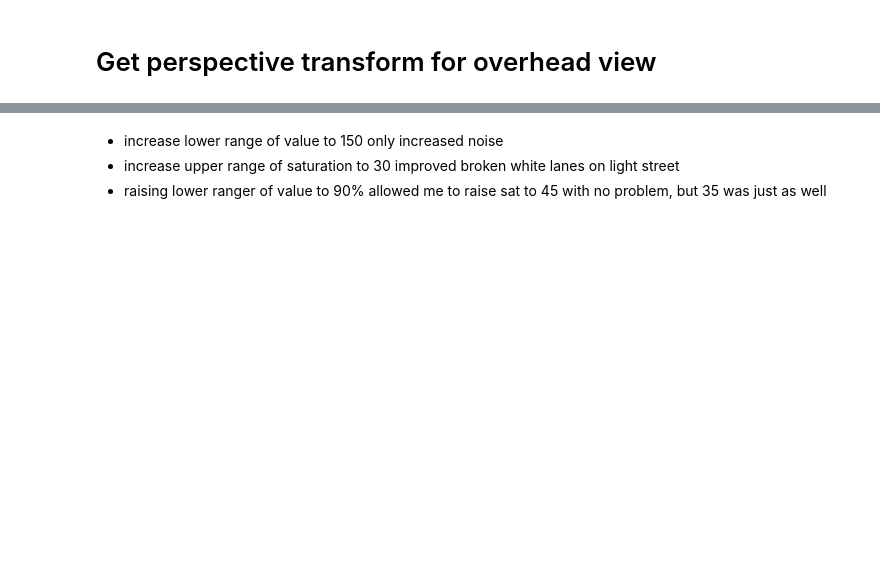
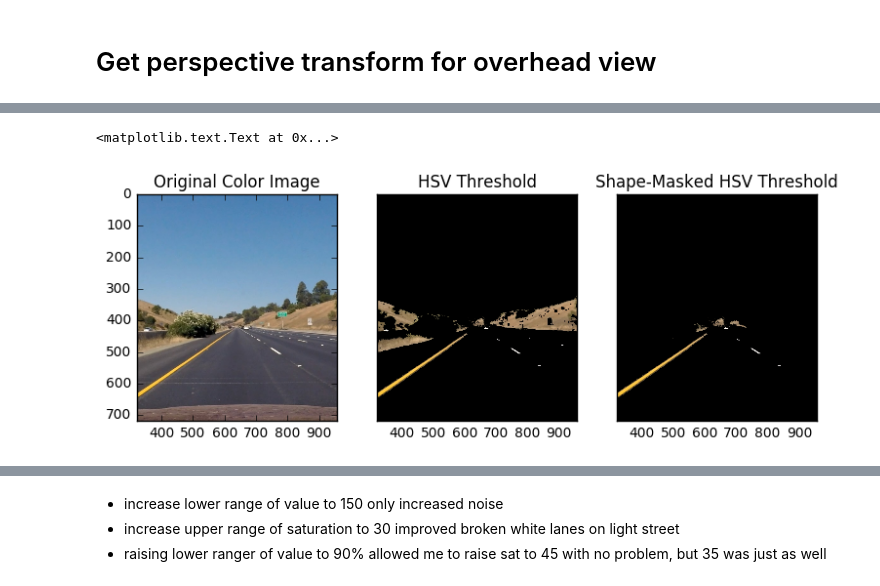
Before and after one commit to brummell/AdvancedLaneFinding, a Jupyter notebook: AdvancedLaneFinding.ipynb, the cells around one changed output, grey strips where cells are left out. Cells and saved outputs as stored; diff of their text form; code cells hidden in the pictures; blank space fills up the shorter version.

```diff
--- a/AdvancedLaneFinding.ipynb
+++ b/AdvancedLaneFinding.ipynb
@@ -155 +185,16 @@ def region_of_interest(image, vertices=None):
+# %%
+test_image = cv2.cvtColor(test_distorted_img, cv2.COLOR_RGB2BGR)
+mask, hsv = hsv_color_select(test_image)
+hsv_mask = region_of_interest(hsv)
+
+f, (ax1, ax2, ax3) = plt.subplots(1, 3, sharey=True, figsize = (9,3))
+ax1.imshow(test_image, cmap='gray')
+ax1.set_title('Original Color Image')
+ax2.imshow(hsv, cmap='gray')
+ax2.set_title('HSV Threshold')
+ax3.imshow(hsv_mask, cmap='gray')
+ax3.set_title('Shape-Masked HSV Threshold')
+# %% [output]
+<matplotlib.text.Text at 0x...>
+[figure, added]
 # %%
```
Also changed, not shown: parts of 10 cells of this notebook, 6 other files.
